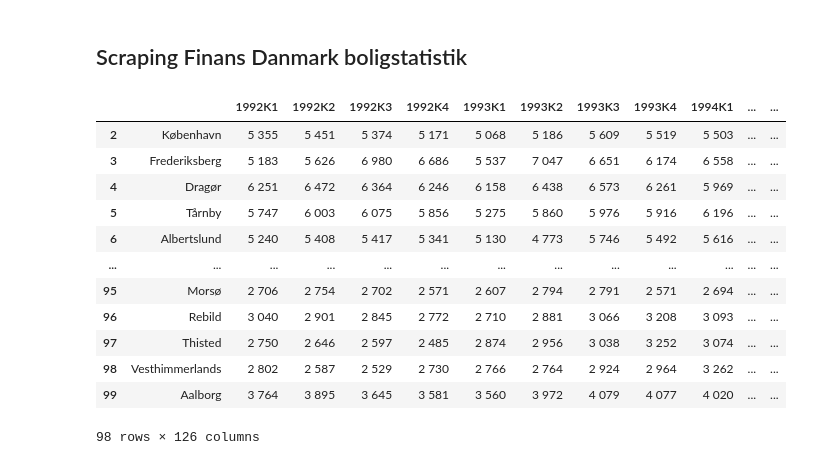
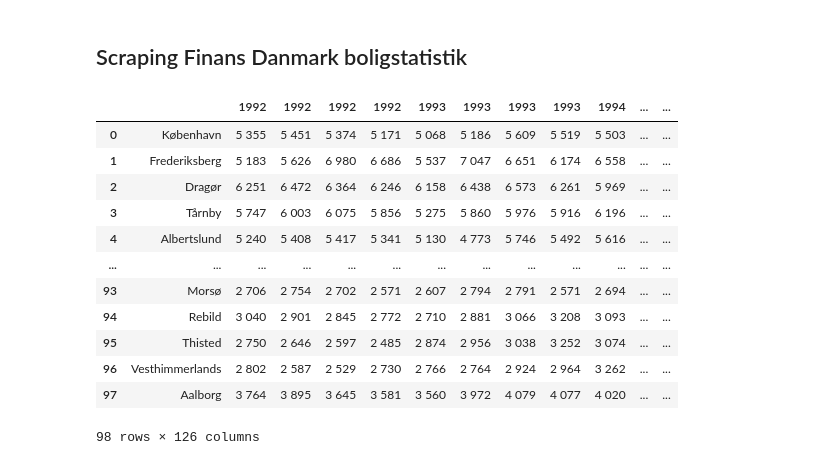
Before and after one commit to lealundjeppesen/kode_koner, a Jupyter notebook: PROJECT/20230810_Scraping real estate prices.ipynb, the cells around one changed output. Saved outputs shown, nothing was run; the diff lists cells and outputs as text; code cells hidden in the pictures.

```diff
--- a/PROJECT/20230810_Scraping real estate prices.ipynb
+++ b/PROJECT/20230810_Scraping real estate prices.ipynb
@@ -76,36 +76,45 @@ show_table.click()
 # %%
 data = []
 
 html = driver.page_source
 
 soup = BeautifulSoup(html, 'html.parser')
 
 table = soup.find('table', id='pxtable')
 
 rows = table.find_all('tr')
 
 for row in rows:
     columns = row.find_all(['td', 'th'])
     column_data = [col.text for col in columns]
     data.append(column_data)
 
 # Converting our data into a DataFrame
 df = pd.DataFrame(data[2:], columns=data[1])  # Assuming the first row contains the column headers
 
+#Drop the two forst rows as they are irrelevant
 df = df.drop(df.index[:2])
 
+#Reset index
+df=df.reset_index(drop=True)
+
+#Print table
 df
+
+#Clean up the table. First, we remove the quarters in the column title
+df.columns = [column[:-2] for column in df.columns]
+df
 # %% [output]
-|  |  | 1992K1 | 1992K2 | 1992K3 | 1992K4 | 1993K1 | 1993K2 | 1993K3 | 1993K4 | 1994K1 | ... | ... |
-| 2 | København | 5 355 | 5 451 | 5 374 | 5 171 | 5 068 | 5 186 | 5 609 | 5 519 | 5 503 | ... | ... |
-| 3 | Frederiksberg | 5 183 | 5 626 | 6 980 | 6 686 | 5 537 | 7 047 | 6 651 | 6 174 | 6 558 | ... | ... |
-| 4 | Dragør | 6 251 | 6 472 | 6 364 | 6 246 | 6 158 | 6 438 | 6 573 | 6 261 | 5 969 | ... | ... |
-| 5 | Tårnby | 5 747 | 6 003 | 6 075 | 5 856 | 5 275 | 5 860 | 5 976 | 5 916 | 6 196 | ... | ... |
-| 6 | Albertslund | 5 240 | 5 408 | 5 417 | 5 341 | 5 130 | 4 773 | 5 746 | 5 492 | 5 616 | ... | ... |
+|  |  | 1992 | 1992 | 1992 | 1992 | 1993 | 1993 | 1993 | 1993 | 1994 | ... | ... |
+| 0 | København | 5 355 | 5 451 | 5 374 | 5 171 | 5 068 | 5 186 | 5 609 | 5 519 | 5 503 | ... | ... |
+| 1 | Frederiksberg | 5 183 | 5 626 | 6 980 | 6 686 | 5 537 | 7 047 | 6 651 | 6 174 | 6 558 | ... | ... |
+| 2 | Dragør | 6 251 | 6 472 | 6 364 | 6 246 | 6 158 | 6 438 | 6 573 | 6 261 | 5 969 | ... | ... |
+| 3 | Tårnby | 5 747 | 6 003 | 6 075 | 5 856 | 5 275 | 5 860 | 5 976 | 5 916 | 6 196 | ... | ... |
+| 4 | Albertslund | 5 240 | 5 408 | 5 417 | 5 341 | 5 130 | 4 773 | 5 746 | 5 492 | 5 616 | ... | ... |
 | ... | ... | ... | ... | ... | ... | ... | ... | ... | ... | ... | ... | ... |
-| 95 | Morsø | 2 706 | 2 754 | 2 702 | 2 571 | 2 607 | 2 794 | 2 791 | 2 571 | 2 694 | ... | ... |
-| 96 | Rebild | 3 040 | 2 901 | 2 845 | 2 772 | 2 710 | 2 881 | 3 066 | 3 208 | 3 093 | ... | ... |
-| 97 | Thisted | 2 750 | 2 646 | 2 597 | 2 485 | 2 874 | 2 956 | 3 038 | 3 252 | 3 074 | ... | ... |
-| 98 | Vesthimmerlands | 2 802 | 2 587 | 2 529 | 2 730 | 2 766 | 2 764 | 2 924 | 2 964 | 3 262 | ... | ... |
-| 99 | Aalborg | 3 764 | 3 895 | 3 645 | 3 581 | 3 560 | 3 972 | 4 079 | 4 077 | 4 020 | ... | ... |
+| 93 | Morsø | 2 706 | 2 754 | 2 702 | 2 571 | 2 607 | 2 794 | 2 791 | 2 571 | 2 694 | ... | ... |
+| 94 | Rebild | 3 040 | 2 901 | 2 845 | 2 772 | 2 710 | 2 881 | 3 066 | 3 208 | 3 093 | ... | ... |
+| 95 | Thisted | 2 750 | 2 646 | 2 597 | 2 485 | 2 874 | 2 956 | 3 038 | 3 252 | 3 074 | ... | ... |
+| 96 | Vesthimmerlands | 2 802 | 2 587 | 2 529 | 2 730 | 2 766 | 2 764 | 2 924 | 2 964 | 3 262 | ... | ... |
+| 97 | Aalborg | 3 764 | 3 895 | 3 645 | 3 581 | 3 560 | 3 972 | 4 079 | 4 077 | 4 020 | ... | ... |
 98 rows × 126 columns
```
Also changed, not shown: parts of 2 cells of this notebook, 1 other file.
